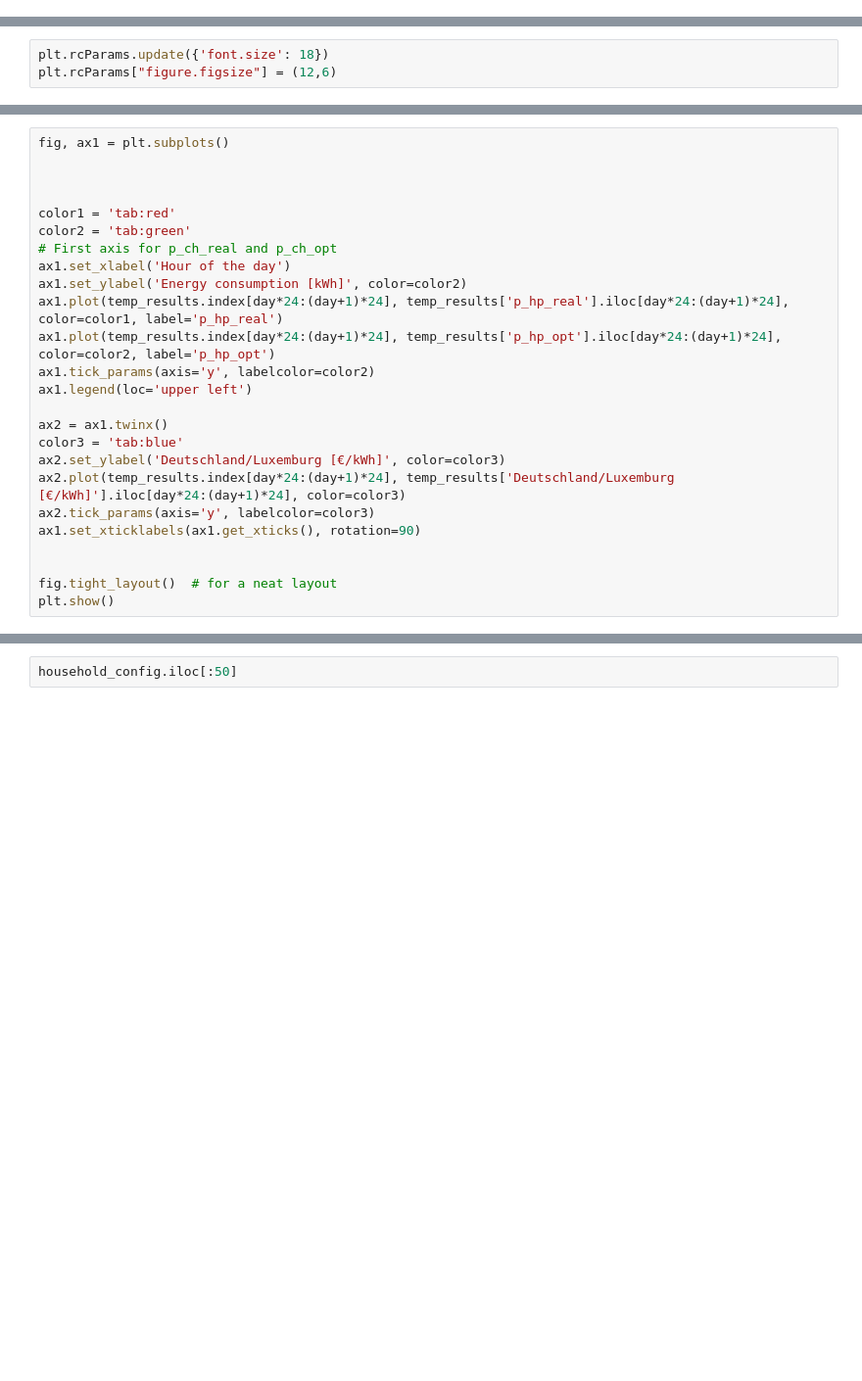
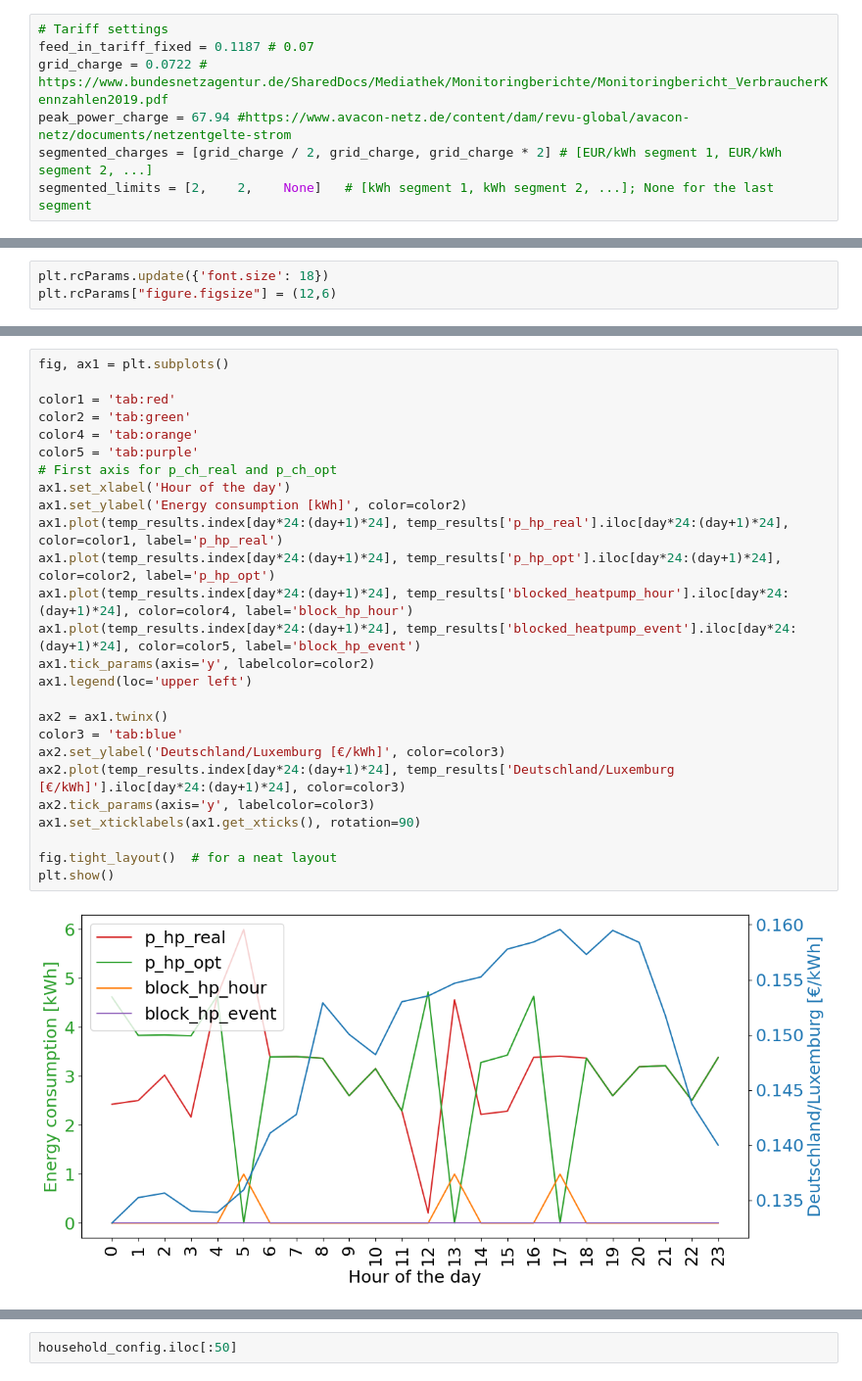
Before and after one commit to leloq/dynamic-tariffs-in-distribution-grids, a Jupyter notebook: 01 Create Dynamic and Constant Profiles.ipynb, the cells around one changed output, grey strips where cells are left out. Shown at 98% size. Saved outputs shown, nothing was run; the diff lists cells and outputs as text; blank space fills up the shorter version.

Commit message:
Segmented tariff, adjusted HP constraints

```diff
--- a/01 Create Dynamic and Constant Profiles.ipynb
+++ b/01 Create Dynamic and Constant Profiles.ipynb
@@ -75,5 +70,12 @@ def adjust_grid_charges(length, grid_charges, starting_point):
     for i in range(offset, length, 2):
         grid_charges_final[i] = grid_charges * 2
     return grid_charges_final
+# %%
+# Tariff settings
+feed_in_tariff_fixed = 0.1187 # 0.07
+grid_charge = 0.0722 # https://www.bundesnetzagentur.de/SharedDocs/Mediathek/Monitoringberichte/Monitoringbericht_VerbraucherKennzahlen2019.pdf
+peak_power_charge = 67.94 #https://www.avacon-netz.de/content/dam/revu-global/avacon-netz/documents/netzentgelte-strom
+segmented_charges = [grid_charge / 2, grid_charge, grid_charge * 2] # [EUR/kWh segment 1, EUR/kWh segment 2, ...]
+segmented_limits = [2,    2,    None]   # [kWh segment 1, kWh segment 2, ...]; None for the last segment
 # %%
 # iterating over various variants
@@ -481,28 +496,31 @@ temp_results.index[day*24:(day+1)*24]
 # %%
 fig, ax1 = plt.subplots()
 
-
-
 color1 = 'tab:red'
 color2 = 'tab:green'
+color4 = 'tab:orange'
+color5 = 'tab:purple'
 # First axis for p_ch_real and p_ch_opt
 ax1.set_xlabel('Hour of the day')
 ax1.set_ylabel('Energy consumption [kWh]', color=color2)
 ax1.plot(temp_results.index[day*24:(day+1)*24], temp_results['p_hp_real'].iloc[day*24:(day+1)*24], color=color1, label='p_hp_real')
 ax1.plot(temp_results.index[day*24:(day+1)*24], temp_results['p_hp_opt'].iloc[day*24:(day+1)*24], color=color2, label='p_hp_opt')
+ax1.plot(temp_results.index[day*24:(day+1)*24], temp_results['blocked_heatpump_hour'].iloc[day*24:(day+1)*24], color=color4, label='block_hp_hour')
+ax1.plot(temp_results.index[day*24:(day+1)*24], temp_results['blocked_heatpump_event'].iloc[day*24:(day+1)*24], color=color5, label='block_hp_event')
 ax1.tick_params(axis='y', labelcolor=color2)
 ax1.legend(loc='upper left')
 
 ax2 = ax1.twinx()
 color3 = 'tab:blue'
 ax2.set_ylabel('Deutschland/Luxemburg [€/kWh]', color=color3)
 ax2.plot(temp_results.index[day*24:(day+1)*24], temp_results['Deutschland/Luxemburg [€/kWh]'].iloc[day*24:(day+1)*24], color=color3)
 ax2.tick_params(axis='y', labelcolor=color3)
 ax1.set_xticklabels(ax1.get_xticks(), rotation=90)
 
-
 fig.tight_layout()  # for a neat layout
 plt.show()
+# %% [output]
+[figure, added]
 # %%
 fig, ax1 = plt.subplots()
 
```
Also changed, not shown: parts of 24 cells of this notebook, 1 other file.
